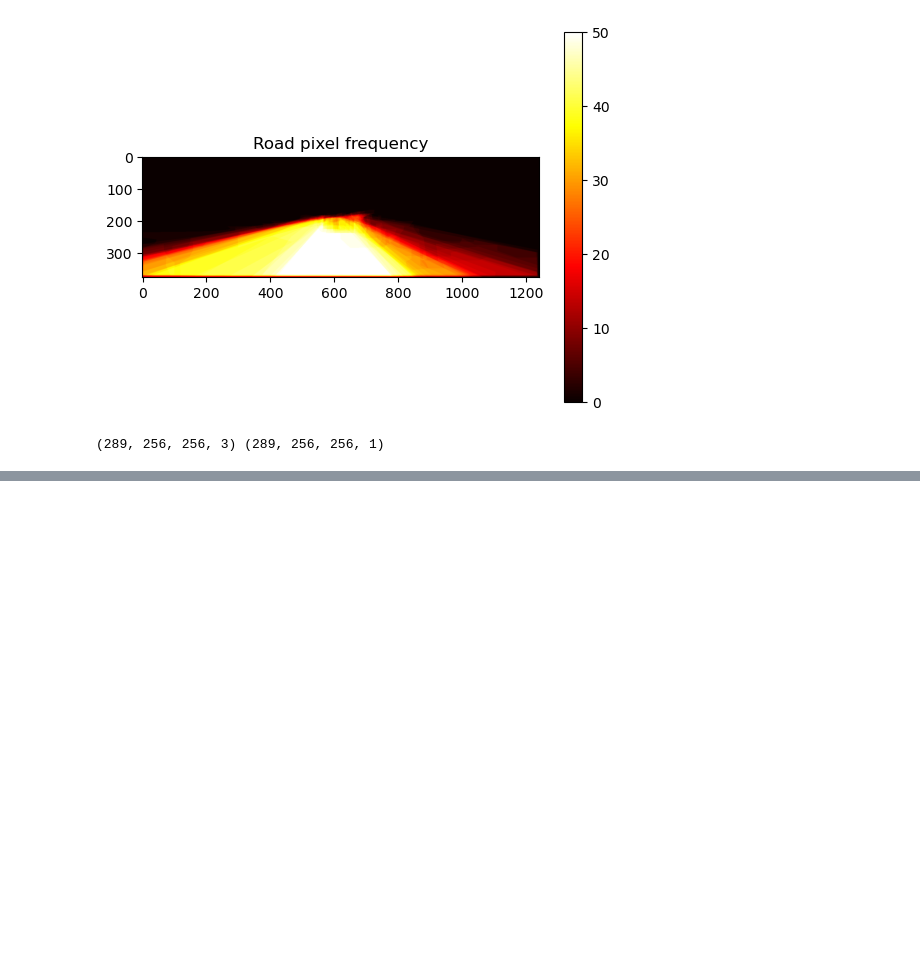
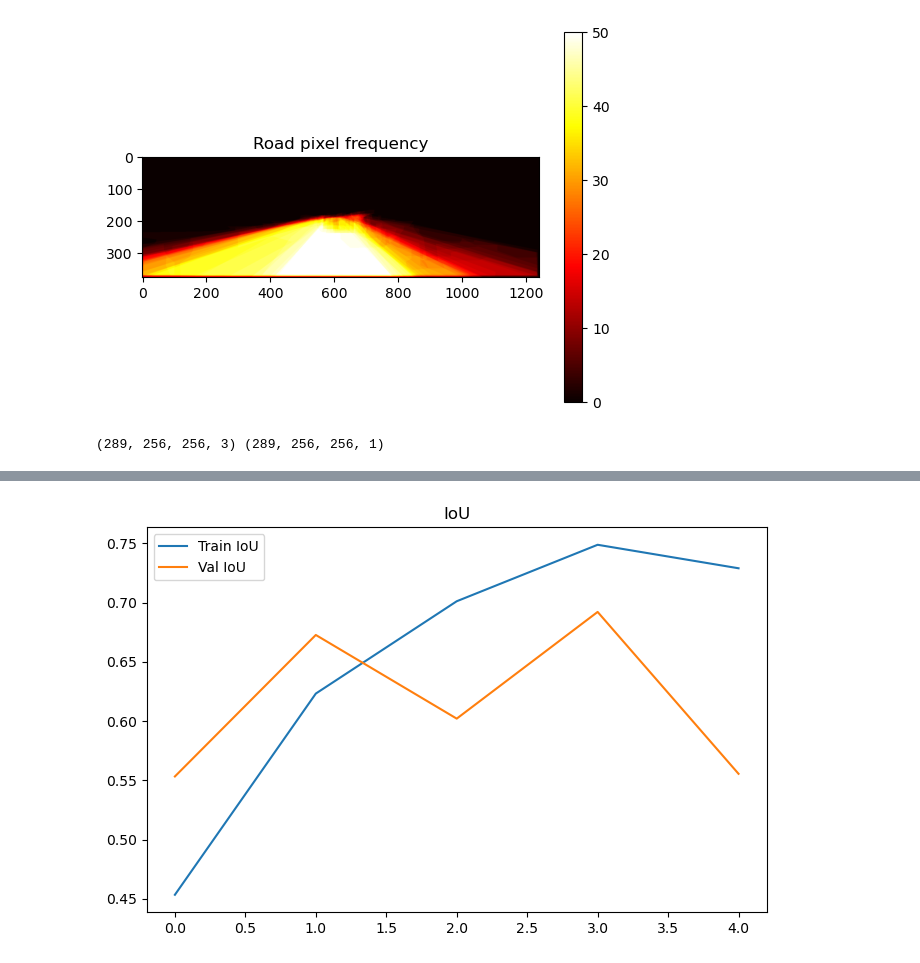
Before and after one commit to nasim-raj-laskar/Sagemaker-Lane-Segmentation, a Jupyter notebook: notebook/lane-seg-main.ipynb, the cells around one changed output, grey strips where cells are left out. Drawn from its saved outputs; the diff is of its cells as text; code cells hidden in the pictures; blank space fills up the shorter version.

```diff
--- a/notebook/lane-seg-main.ipynb
+++ b/notebook/lane-seg-main.ipynb
@@ -193,7 +192,7 @@ for img_name in images:
     Y.append(mask)
 
 X = np.array(X)/255.0
-Y = np.array(Y)
+Y = np.array(Y).astype(np.float32)
 
 print(X.shape,Y.shape)
 # %% [output]
@@ -314,0 +356,9 @@ plt.show()
+# %%
+plt.figure(figsize=(8,5))
+plt.plot(history.history['mean_io_u'], label="Train IoU")
+plt.plot(history.history['val_mean_io_u'], label="Val IoU")
+plt.legend()
+plt.title("IoU")
+plt.show()
+# %% [output]
+[figure, added]
```
Also changed, not shown: parts of 16 cells of this notebook, 2 other files.
